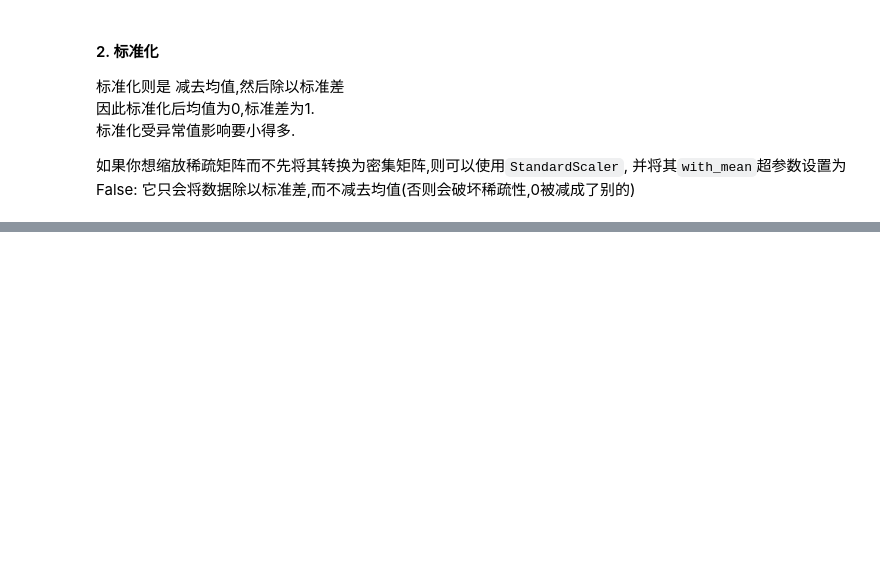
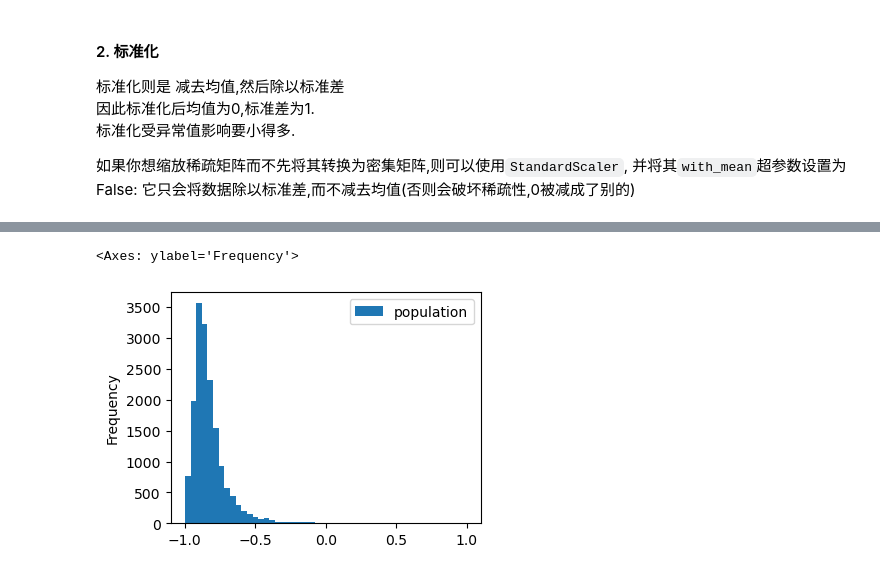
Before and after one commit to ym-ml/ML-DL_note, a Jupyter notebook: Hands-On_ML_withSklearn/Ch2.ipynb, the cells around one changed output, grey strips where cells are left out. Cells and saved outputs as stored; diff of their text form; code cells hidden in the pictures; blank space fills up the shorter version.

Commit message:
finish feature scaler

```diff
--- a/Hands-On_ML_withSklearn/Ch2.ipynb
+++ b/Hands-On_ML_withSklearn/Ch2.ipynb
@@ -687,0 +699,7 @@ housing_num_std_scaled=std_scaler.fit_transform(housing_num)
+# %%
+house_population=housing_num[['population']]
+population_min_max=min_max_scaler.fit_transform(house_population)
+pd.DataFrame(population_min_max,columns=house_population.columns).plot.hist(figsize=(4,3),bins=50)
+# %% [output]
+<Axes: ylabel='Frequency'>
+[figure, added]
```
Also changed, not shown: parts of 19 cells of this notebook.
